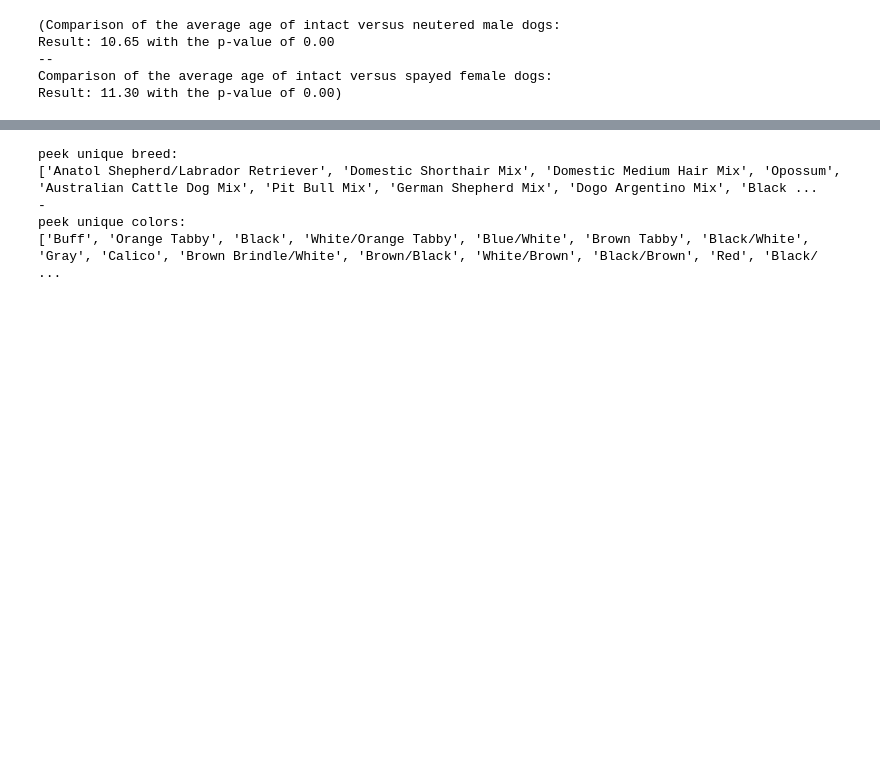
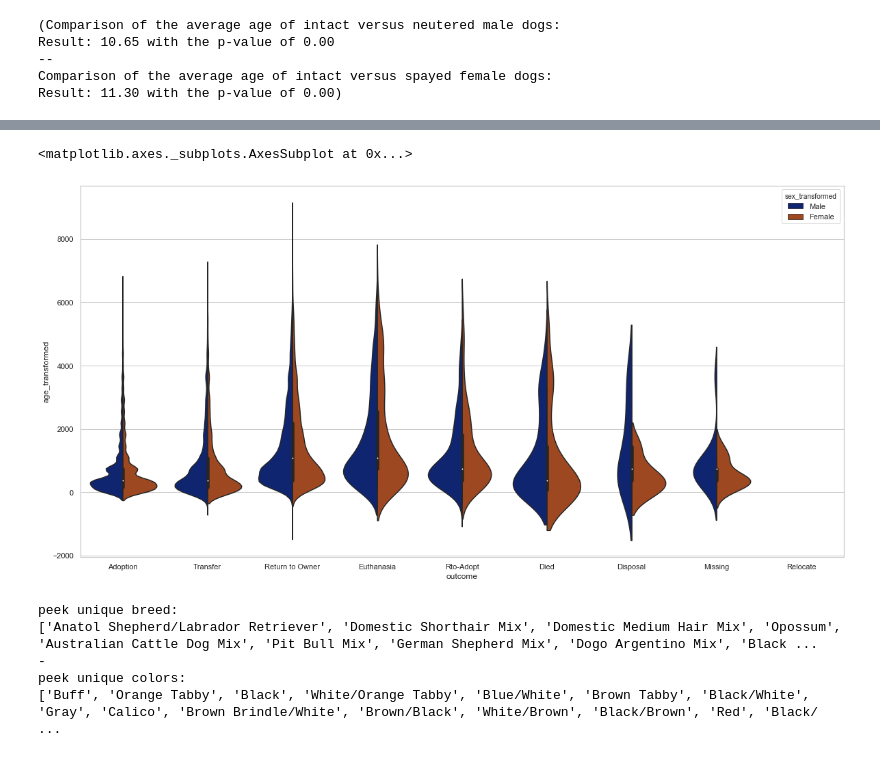
Before and after one commit to Jacqueline-A-Shay/Animal_Shelter, a Jupyter notebook: u.ipynb, the cells around one changed output, grey strips where cells are left out. Drawn from its saved outputs; the diff is of its cells as text; code cells hidden in the pictures; blank space fills up the shorter version.

Commit message:
endless explore...

```diff
--- a/u.ipynb
+++ b/u.ipynb
@@ -346,18 +343,15 @@ dog_df.head()
 # %%
 # dog age distribution:
 # adopted vs others
 #
-
-sns.violinplot(x="day", y="total_bill", hue="smoker",
-               data=dog_df, palette="muted", split=True)
-
-# dog-only: explore if there's a difference between neutered/ spayed & intact
-plt.figure(figsize=(20,10))
-sns.catplot(y="Outcome Type", hue="Sex upon Outcome", kind="count",
-            palette="dark", edgecolor=".6",
-            data=dog,
-            order = ['Adoption', 'Transfer', 'Return to Owner', 'Euthanasia','Rto-Adopt', 'Died', 'Disposal', 'Missing', 'Relocate'],
-            hue_order = ['Neutered Male', 'Spayed Female', 'Intact Male', 'Intact Female','Unknown'])
+plt.figure(figsize = (20,10))
+sns.violinplot(x="outcome", y="age_transformed", hue="sex_transformed",
+               data=dog_df, palette="dark", edgecolor=".6",
+               order = ['Adoption', 'Transfer', 'Return to Owner', 'Euthanasia','Rto-Adopt', 'Died', 'Disposal', 'Missing', 'Relocate'],
+               split=True)
+# %% [output]
+<matplotlib.axes._subplots.AxesSubplot at 0x...>
+[figure, added]
 # %%
 # handle color and breed
 print(f"""
```
Also changed, not shown: parts of 4 cells of this notebook.
